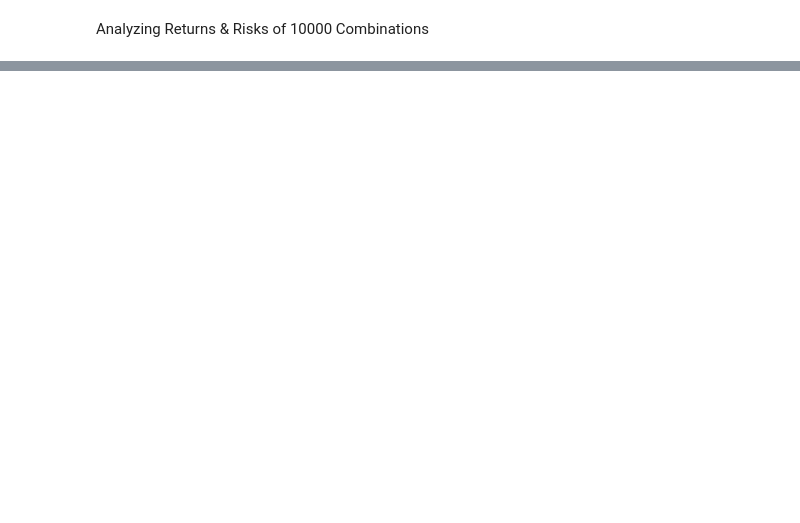
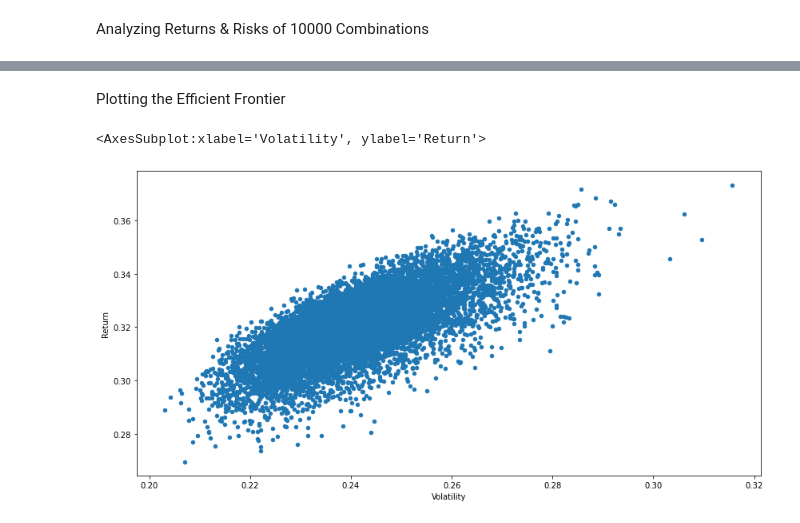
Before and after one commit to DMZellmer/Investing-with-Data-Science, a Jupyter notebook: Portfolio Analysis.ipynb, the cells around one changed output, grey strips where cells are left out. Cells and saved outputs as stored; diff of their text form; code cells hidden in the pictures; blank space fills up the shorter version.

```diff
--- a/Portfolio Analysis.ipynb
+++ b/Portfolio Analysis.ipynb
@@ -253,2 +255,42 @@ np.sqrt(np.dot(weights.T, np.dot(returns.cov() * 252, weights)))
 # %% [markdown]
 Analyzing Returns & Risks of 10000 Combinations
+# %%
+p_ret = []  # Returns list
+p_vol = []  # Volatility list
+p_SR = []  # Sharpe Ratio list
+p_wt = []  # Stock weights list
+
+for x in range(10000):
+
+    # Generate random weights
+    p_weights = np.random.random(num_stocks)
+    p_weights /= np.sum(p_weights)
+
+
+    # Add return using those weights to list
+    ret_1 = np.sum(p_weights * returns.mean()) * 252
+    p_ret.append(ret_1)
+
+
+    # Add volatility or standard deviation to list
+    vol_1 = np.sqrt(np.dot(p_weights.T, np.dot(returns.cov() * 252, p_weights)))
+    p_vol.append(vol_1)
+
+
+    # Get Sharpe ratio
+    SR_1 = (ret_1 - risk_free_rate) / vol_1
+    p_SR.append(SR_1)
+
+
+    # Store the weights for each protfolio
+    p_wt.append(p_weights)
+
+
+# Convert to numpy arrays
+
+p_ret = np.array(p_ret)
+p_vol = np.array(p_vol)
+p_SR = np.array(p_SR)
+p_wt = np.array(p_wt)
+
+p_ret, p_vol, p_SR, p_wt
@@ -254,0 +317,10 @@ Analyzing Returns & Risks of 10000 Combinations
+# %% [markdown]
+Plotting the Efficient Frontier
+# %%
+# Create a dataframe with returns and volatility
+ports = pd.DataFrame({'Return': p_ret, 'Volatility': p_vol})
+
+ports.plot(x='Volatility', y='Return', kind='scatter', figsize=(14, 7))
+# %% [output]
+<AxesSubplot:xlabel='Volatility', ylabel='Return'>
+[figure, added]
```
Also changed, not shown: parts of 17 cells of this notebook, 1 other file.
